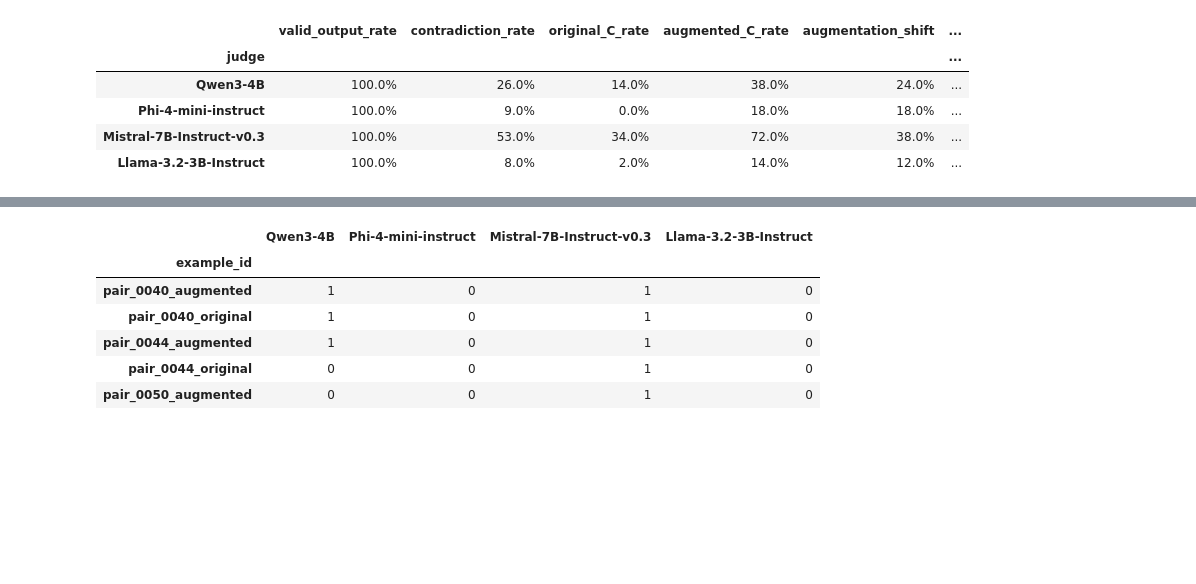
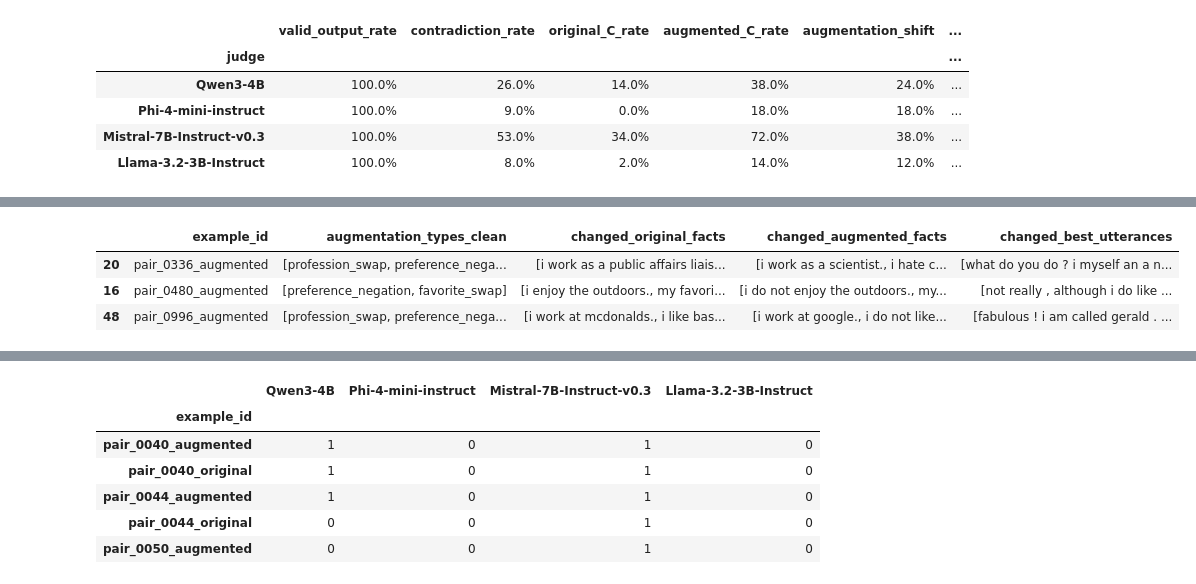
Before and after one commit to Maty228/LLM-Persona-judge-agreement, a Jupyter notebook: llm_judge_agreement.ipynb, the cells around one changed output, grey strips where cells are left out. Saved outputs shown, nothing was run; the diff lists cells and outputs as text; code cells hidden in the pictures; blank space fills up the shorter version.

```diff
--- a/llm_judge_agreement.ipynb
+++ b/llm_judge_agreement.ipynb
@@ -2476,0 +3414,19 @@ pilot_summary.style.format(
+# %%
+augmentation_inspection[
+    augmentation_inspection[
+        "contradiction_votes"
+    ].eq(4)
+][
+    [
+        "example_id",
+        "augmentation_types_clean",
+        "changed_original_facts",
+        "changed_augmented_facts",
+        "changed_best_utterances",
+    ]
+]
+# %% [output]
+|  | example_id | augmentation_types_clean | changed_original_facts | changed_augmented_facts | changed_best_utterances |
+| 20 | pair_0336_augmented | [profession_swap, preference_nega... | [i work as a public affairs liais... | [i work as a scientist., i hate c... | [what do you do ? i myself an a n... |
+| 16 | pair_0480_augmented | [preference_negation, favorite_swap] | [i enjoy the outdoors., my favori... | [i do not enjoy the outdoors., my... | [not really , although i do like ... |
+| 48 | pair_0996_augmented | [profession_swap, preference_nega... | [i work at mcdonalds., i like bas... | [i work at google., i do not like... | [fabulous ! i am called gerald . ... |
```
Also changed, not shown: parts of 13 cells of this notebook, 1 other file.
